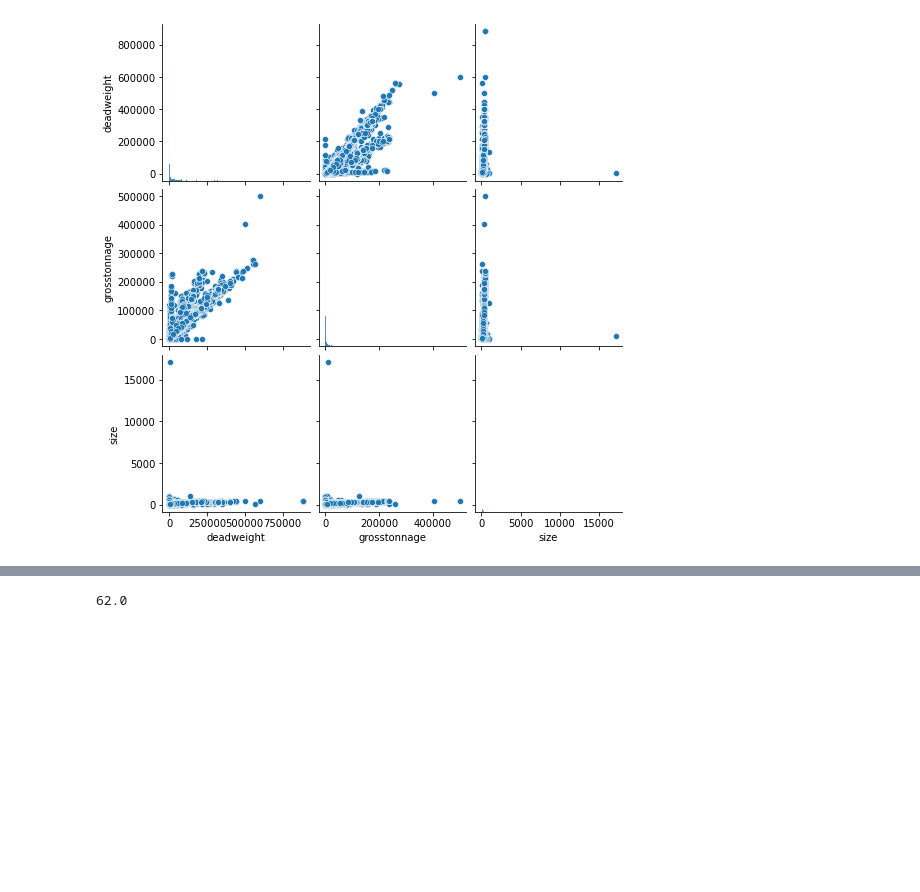
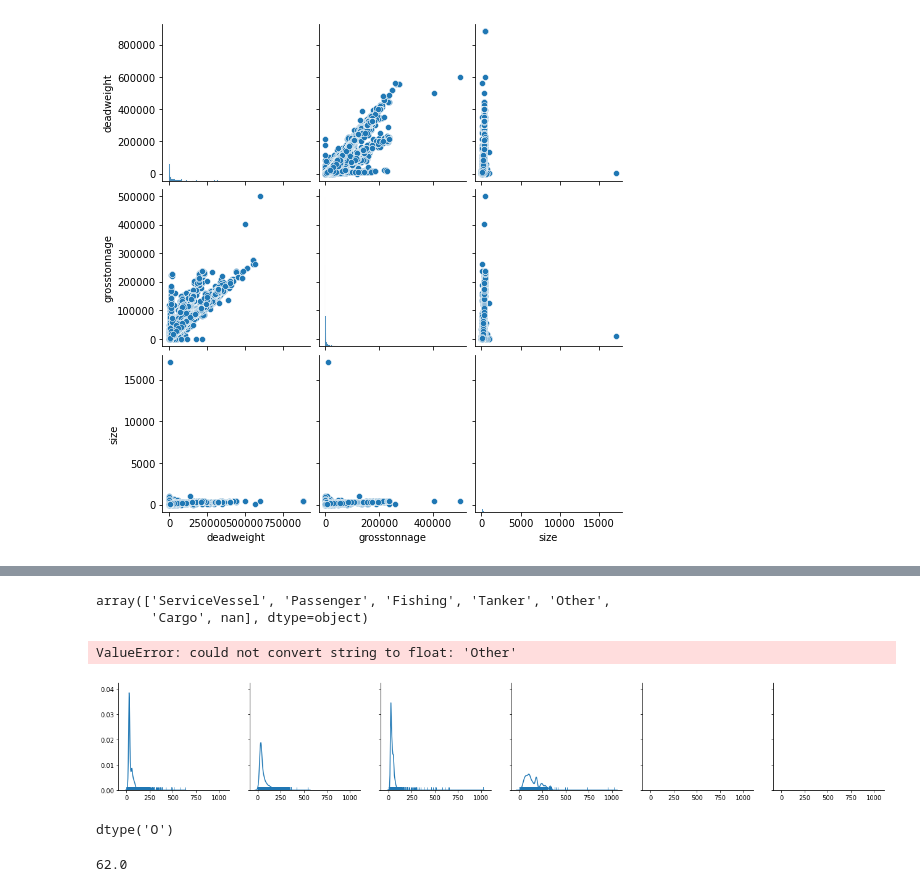
Before and after one commit to efratmag/ports-mapping-using-behavioral-vessel-data, a Jupyter notebook: data_exploration/EDA_Efrat.ipynb, the cells around one changed output, grey strips where cells are left out. Drawn from its saved outputs; the diff is of its cells as text; code cells hidden in the pictures; blank space fills up the shorter version.

```diff
--- a/data_exploration/EDA_Efrat.ipynb
+++ b/data_exploration/EDA_Efrat.ipynb
@@ -416,0 +483,15 @@ Name: size, Length: 417, dtype: int64
+# %%
+vessels_df['class_cat'] = vessels_df['class_calc']
+# %%
+vessels_df[vessels_df['class_cat'].isin(['Pleasure','HighSpeedCraft','Unknown','MilitaryOrLaw'])] = 'Other'
+# %%
+ vessels_df['class_cat'].unique()
+# %% [output]
+array(['ServiceVessel', 'Passenger', 'Fishing', 'Tanker', 'Other',
+       'Cargo', nan], dtype=object)
+# %%
+g = sns.FacetGrid(vessels_df, col='class_calc')
+p1 = g.map(sns.distplot, 'size', hist=False, rug=True).add_legend()
+# %% [output]
+ValueError: could not convert string to float: 'Other'
+[figure, added]
@@ -417,3 +503,7 @@ Name: size, Length: 417, dtype: int64
+# %%
+vessels_df.Size.dtype
+# %% [output]
+dtype('O')
 # %%
 vessels_df['size'].median()
 # %% [output]
```
Also changed, not shown: parts of 19 cells of this notebook.
